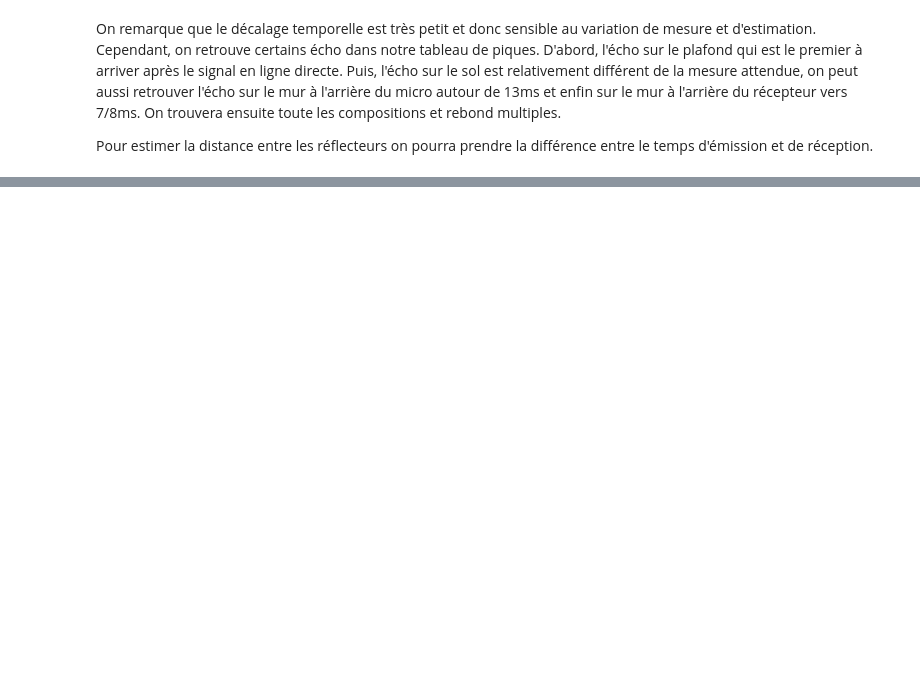
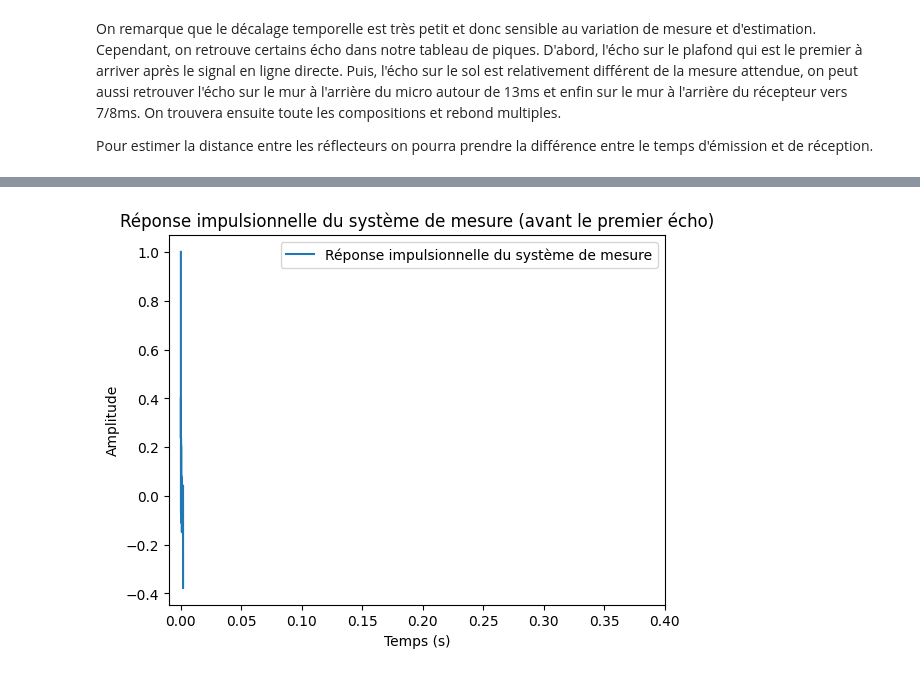
Before and after one commit to Captainfl4me/signal-processing-exp, a Jupyter notebook: Compte_rendu_TP.ipynb, the cells around one changed output, grey strips where cells are left out. Drawn from its saved outputs; the diff is of its cells as text; code cells hidden in the pictures; blank space fills up the shorter version.

```diff
--- a/Compte_rendu_TP.ipynb
+++ b/Compte_rendu_TP.ipynb
@@ -341,0 +342,26 @@ Pour estimer la distance entre les réflecteurs on pourra prendre la différence
+# %%
+# Temps du premier écho (en secondes)
+t_echo1 = 1.85e-3  # 1.85 ms
+n_echo1 = int(t_echo1 * fs_mesure)  # Nombre d'échantillons correspondant à t_echo1
+
+# Alignement de la réponse à zéro
+first_max_value = np.argmax(estimation_og)
+estimation = estimation_og[first_max_value:]
+
+# Séparer la réponse impulsionnelle du système (avant t_echo1)
+system_response = estimation[:n_echo1]
+
+# Temps correspondants pour la réponse du système
+th = np.arange(0, len(system_response)) / fs_mesure
+
+# Affichage de la réponse impulsionnelle du système de mesure
+plt.figure()
+plt.plot(th, system_response / max(system_response), label=f"Réponse impulsionnelle du système de mesure")
+plt.title("Réponse impulsionnelle du système de mesure (avant le premier écho)")
+plt.xlabel("Temps (s)")
+plt.ylabel("Amplitude")
+plt.legend()
+plt.xlim(-0.01, 0.4)
+plt.show()
+# %% [output]
+[figure, added]
```
Also changed, not shown: parts of 14 cells of this notebook, 2 other files.
